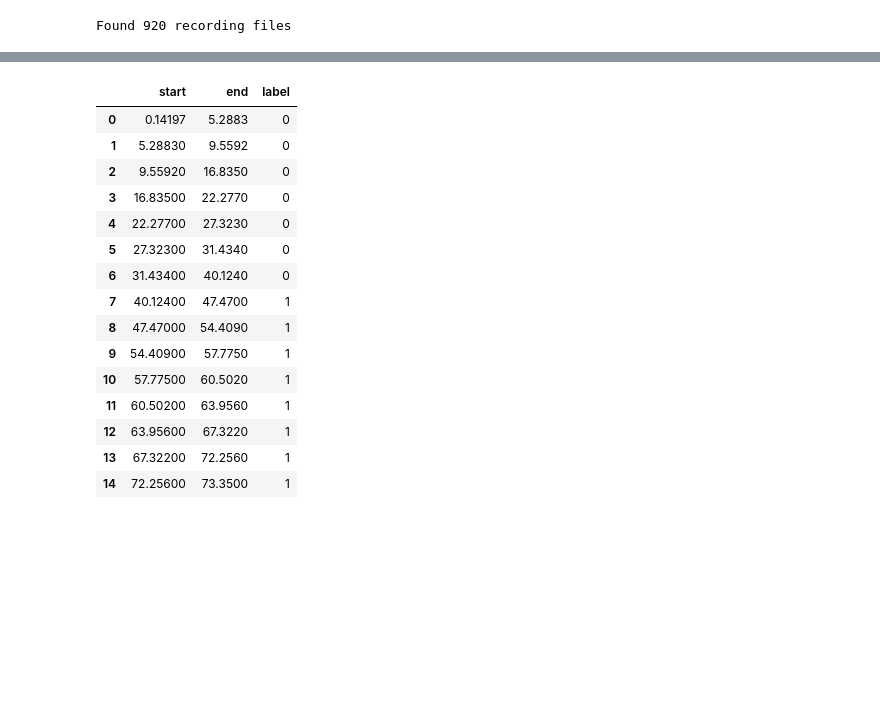
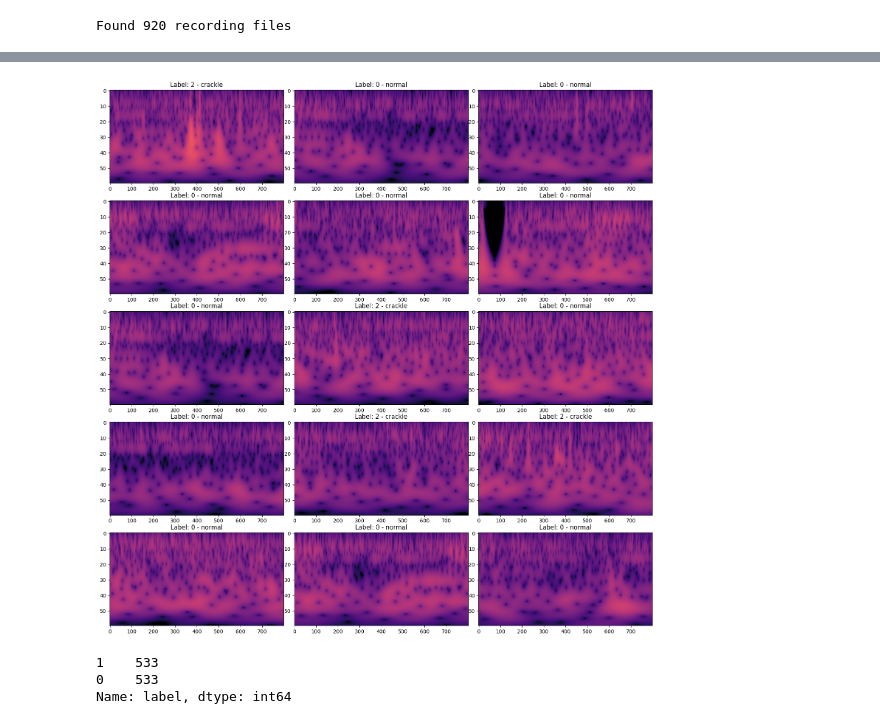
Before and after one commit to bastienorset-huma/respiratory_sound, a Jupyter notebook: src/respiratory_sound/1_check_time.ipynb, the cells around one changed output, grey strips where cells are left out. Cells and saved outputs as stored; diff of their text form; code cells hidden in the pictures; blank space fills up the shorter version.

Commit message:
update on preprocessing

```diff
--- a/src/respiratory_sound/1_check_time.ipynb
+++ b/src/respiratory_sound/1_check_time.ipynb
@@ -22,8 +33,3 @@ list_audio_files = processing.get_list_recording(audio_folder)
 print('Found {} recording files'.format(len(list_audio_files)))
 # %% [output]
 Found 920 recording files
-# %%
-audio_file = '222_1b1_Pr_sc_Meditron'
-data_file = processing.load_file_from_recording_name(audio_folder,audio_file)
-data_filtered,df_label = processing.preprocess_data(data_file,annotations='text')
-data_feature= processing.apply_stft(data_filtered,n_fft=400,center=False)
@@ -48,0 +36,18 @@ pd.read_csv('../../data/ICBHI_final_database/222_1b1_Pr_sc_Meditron.txt',delimit
+# %%
+n_fft=10
+win_len=0.200
+win_shift=0.25
+mean=False
+audio_file  = '222_1b1_Pr_sc_Meditron'
+audio_file = '223_1b1_Lr_sc_Meditron'
+data_file = processing.load_file_from_recording_name(audio_folder,audio_file)
+data_filtered,df_label = processing.preprocess_data(data_file,annotations='event')
+df_label = event_manager.fill_gap_event_frame(df_label,data_filtered)
+data_feature= processing.apply_wavelets(data_filtered)
+df_label = event_manager.segment_event_annotation(data_filtered,win_len=win_len,win_shift=win_shift,threshold_class=[1,1,1])
+# %%
+print(df_label.label.value_counts())
+df_label = select_nsample_normal(df_label)
+epochs_,_ = epoching.get_epoching_from_label(data_feature,df_label,mean=mean)
+print(epochs_.shape)
+print(df_label.label.value_counts())
@@ -49,19 +62,28 @@ pd.read_csv('../../data/ICBHI_final_database/222_1b1_Pr_sc_Meditron.txt',delimit
+# %%
+
+DB_RANGE = 100 # dynamic range to show in dB
+CMAP = 'magma'
+
+classes = {0:'normal',1:'wheeze',2:'crackle'}
+f,axes = plt.subplots(5,3,figsize=(15,15))
+axes = axes.flatten()
+for ax in axes:
+    index_classes_sample = df_label.sample().index[0]
+    label_ = df_label.label.loc[index_classes_sample]
+    try:
+        index_padding = np.where(epochs_[index_classes_sample,1,:]==0)[0][0]
+        ax.imshow(epochs_[index_classes_sample,:,:index_padding],cmap=CMAP, aspect='auto', norm=None, vmax=0, vmin=-DB_RANGE)
+    except:
+        ax.imshow(epochs_[index_classes_sample,:,:],cmap=CMAP, aspect='auto', norm=None, vmax=0, vmin=-DB_RANGE)
+    #ax.invert_yaxis()
+    ax.set_aspect("auto")
+    ax.set_title('Label: {} - {}'.format(label_, classes[label_]))
+f = plt.tight_layout(pad=0.1, w_pad=0.1, h_pad=0.1)
+# %% [output]
+[figure, added]
 # %%
-df_label
+df_label.label.value_counts()
 # %% [output]
-|  | start | end | label |
-| 0 | 0.14197 | 5.2883 | 0 |
-| 1 | 5.28830 | 9.5592 | 0 |
-| 2 | 9.55920 | 16.8350 | 0 |
-| 3 | 16.83500 | 22.2770 | 0 |
-| 4 | 22.27700 | 27.3230 | 0 |
-| 5 | 27.32300 | 31.4340 | 0 |
-| 6 | 31.43400 | 40.1240 | 0 |
-| 7 | 40.12400 | 47.4700 | 1 |
-| 8 | 47.47000 | 54.4090 | 1 |
-| 9 | 54.40900 | 57.7750 | 1 |
-| 10 | 57.77500 | 60.5020 | 1 |
-| 11 | 60.50200 | 63.9560 | 1 |
-| 12 | 63.95600 | 67.3220 | 1 |
-| 13 | 67.32200 | 72.2560 | 1 |
-| 14 | 72.25600 | 73.3500 | 1 |
+1    533
+0    533
+Name: label, dtype: int64
```
Also changed, not shown: parts of 4 cells of this notebook, 8 other files.
